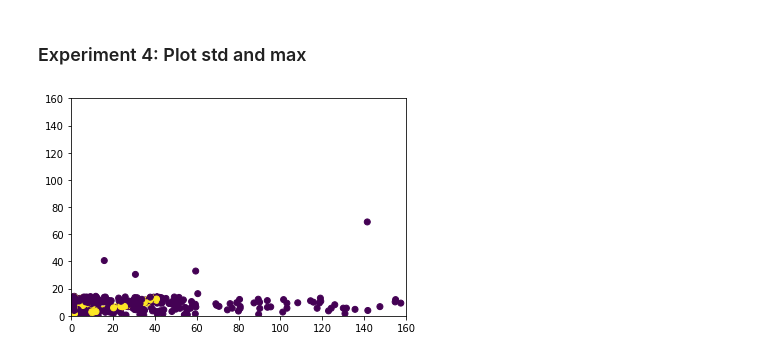
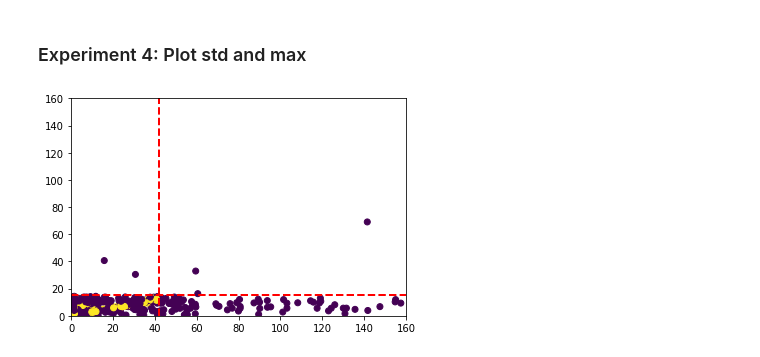
Before and after one commit to filip141/ML_Models, a Jupyter notebook: src/cnn_models/models/iceberg_competition/notebooks/statistics.ipynb, the cells around one changed output. Drawn from its saved outputs; the diff is of its cells as text; code cells hidden in the pictures.

```diff
--- a/src/cnn_models/models/iceberg_competition/notebooks/statistics.ipynb
+++ b/src/cnn_models/models/iceberg_competition/notebooks/statistics.ipynb
@@ -75,10 +75,12 @@ plt.axvline(x=42, color='r', linestyle='dashed', linewidth=2)
 # %%
 max_val_list = [np.max(i_img) for i_img in iceberg_full_img]
 std_val_list = [np.std(i_img) for i_img in iceberg_full_img]
 
 axes = plt.gca()
 axes.set_xlim([0, 160])
 axes.set_ylim([0, 160])
 l_s = plt.scatter(max_val_list, std_val_list, c=iceberg_full_labels)
+plt.axvline(x=42, color='r', linestyle='dashed', linewidth=2)
+pax = plt.axhline(y=15, color='r', linestyle='dashed', linewidth=2)
 # %% [output]
-[figure, old version]
+[figure, new version]
```
